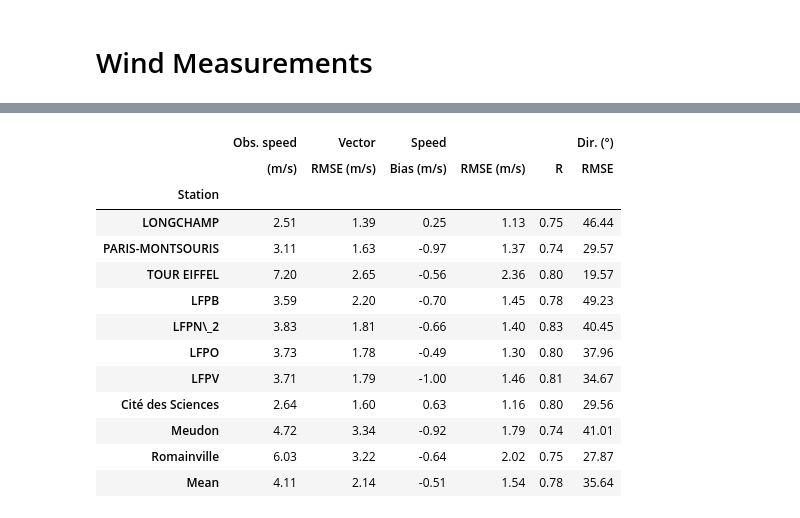
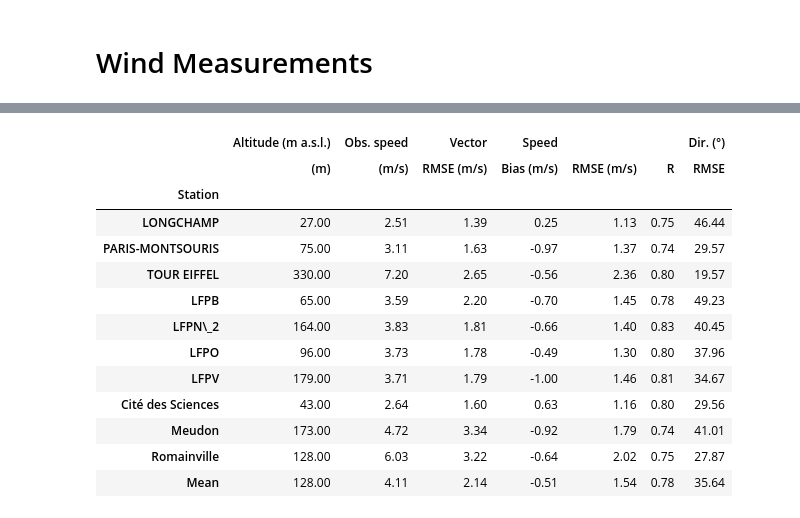
Before and after one commit to ATMO-IUP-UHEI/paris_2025, a Jupyter notebook: scripts/create_tables.ipynb, the cells around one changed output, grey strips where cells are left out. Drawn from its saved outputs; the diff is of its cells as text; code cells hidden in the pictures.

```diff
--- a/scripts/create_tables.ipynb
+++ b/scripts/create_tables.ipynb
@@ -69,14 +91,14 @@ WARNING:root:Point file contains deprecated 'source group' column name. Renamed
 # %%
 point_fluxes = point_da.groupby("type").sum()
 area_fluxes = cadastre_emissions.sum(["x", "y"]).groupby("type").sum()
-df = pd.concat(
+location_df = pd.concat(
     [area_fluxes.to_pandas(), point_fluxes.to_pandas()],  # type: ignore
     axis=1,
     keys=["area", "point"],
 )
 # Convert from kg/h to kt/year
-df = df * 365 * 24 / 1e6
-df.round(0)
+location_df = location_df * 365 * 24 / 1e6
+location_df.round(0)
 # %% [output]
 |  | area | point |
 | type |  |  |
@@ -352,0 +454,10 @@ Mean number of simulations below the 0.1 RMSE threshold for the top 10%: 13.45
+# %%
+display(
+    ensemble_spread.to_pandas().describe(percentiles=[0.25, 0.5, 0.75, 0.9, 0.95, 0.99])
+)
+# Largest 10%
+mean = ensemble_spread.sel(time=mask.time.sortby(mask).values[limit:]).mean()
+print(
+    f"Mean ensemble spread for the top 10% of simulations with the lowest RMSE: "
+    f"{mean:.2f} ppm"
+)
@@ -471,6 +596,7 @@ def model_performance_df(
     )
 
     frames: dict[str, pd.DataFrame] = {
+        "Altitude (m a.s.l.)": pd.DataFrame({"(m)": meteo["altitude"].to_pandas()}),
         "Obs. speed": pd.DataFrame({"(m/s)": obs_speed.to_pandas()}),
         "Vector": _vector_metrics(
             model["u"], model["v"], meteo["u_wind"], meteo["v_wind"]
@@ -494,27 +620,14 @@ def model_performance_df(
     return df
 
 
-df = model_performance_df(model_meteo_timeseries, meteo).round(2)
+location_df = model_performance_df(model_meteo_timeseries, meteo).round(2)
 
 # Replace all underscores in the index with escaped underscores for LaTeX
-df.index = df.index.str.replace("_", "\\_", regex=False)
+location_df.index = location_df.index.str.replace("_", "\\_", regex=False)
 # %%
-latex = df.to_latex(float_format="%.2f")
+latex = location_df.to_latex(float_format="%.2f")
 
-# Insert \midrule before the last data row and make it bold
-lines = latex.splitlines()
-# Find the last data line (before \bottomrule)
-for i in range(len(lines) - 1, -1, -1):
-    if lines[i].strip() == r"\bottomrule":
-        # Insert \midrule before the last data row
-        last_data_idx = i - 1
-        cells = lines[last_data_idx].rstrip(r" \\").split(" & ")
-        lines[last_data_idx] = (
-            " & ".join(f"\\textbf{{{c.strip()}}}" for c in cells) + r" \\"
-        )
-        lines.insert(last_data_idx, r"\midrule")
-        break
-
-print("\n".join(lines))
-display(df.style.background_gradient(axis="index").format("{:.2f}"))
+latex = add_midrule_and_bold_last_row(latex)
+print(latex)
+display(location_df.style.background_gradient(axis="index").format("{:.2f}"))
 # %% [output]
@@ -539,16 +652,16 @@ Romainville & 6.03 & 3.22 & -0.64 & 2.02 & 0.75 & 27.87 \\
 \bottomrule
 \end{tabular}
-|  | Obs. speed | Vector | Speed |  |  | Dir. (°) |
-|  | (m/s) | RMSE (m/s) | Bias (m/s) | RMSE (m/s) | R | RMSE |
-| Station |  |  |  |  |  |  |
-| LONGCHAMP | 2.51 | 1.39 | 0.25 | 1.13 | 0.75 | 46.44 |
-| PARIS-MONTSOURIS | 3.11 | 1.63 | -0.97 | 1.37 | 0.74 | 29.57 |
-| TOUR EIFFEL | 7.20 | 2.65 | -0.56 | 2.36 | 0.80 | 19.57 |
-| LFPB | 3.59 | 2.20 | -0.70 | 1.45 | 0.78 | 49.23 |
-| LFPN\_2 | 3.83 | 1.81 | -0.66 | 1.40 | 0.83 | 40.45 |
-| LFPO | 3.73 | 1.78 | -0.49 | 1.30 | 0.80 | 37.96 |
-| LFPV | 3.71 | 1.79 | -1.00 | 1.46 | 0.81 | 34.67 |
-| Cité des Sciences | 2.64 | 1.60 | 0.63 | 1.16 | 0.80 | 29.56 |
-| Meudon | 4.72 | 3.34 | -0.92 | 1.79 | 0.74 | 41.01 |
-| Romainville | 6.03 | 3.22 | -0.64 | 2.02 | 0.75 | 27.87 |
-| Mean | 4.11 | 2.14 | -0.51 | 1.54 | 0.78 | 35.64 |
+|  | Altitude (m a.s.l.) | Obs. speed | Vector | Speed |  |  | Dir. (°) |
+|  | (m) | (m/s) | RMSE (m/s) | Bias (m/s) | RMSE (m/s) | R | RMSE |
+| Station |  |  |  |  |  |  |  |
+| LONGCHAMP | 27.00 | 2.51 | 1.39 | 0.25 | 1.13 | 0.75 | 46.44 |
+| PARIS-MONTSOURIS | 75.00 | 3.11 | 1.63 | -0.97 | 1.37 | 0.74 | 29.57 |
+| TOUR EIFFEL | 330.00 | 7.20 | 2.65 | -0.56 | 2.36 | 0.80 | 19.57 |
+| LFPB | 65.00 | 3.59 | 2.20 | -0.70 | 1.45 | 0.78 | 49.23 |
+| LFPN\_2 | 164.00 | 3.83 | 1.81 | -0.66 | 1.40 | 0.83 | 40.45 |
+| LFPO | 96.00 | 3.73 | 1.78 | -0.49 | 1.30 | 0.80 | 37.96 |
+| LFPV | 179.00 | 3.71 | 1.79 | -1.00 | 1.46 | 0.81 | 34.67 |
+| Cité des Sciences | 43.00 | 2.64 | 1.60 | 0.63 | 1.16 | 0.80 | 29.56 |
+| Meudon | 173.00 | 4.72 | 3.34 | -0.92 | 1.79 | 0.74 | 41.01 |
+| Romainville | 128.00 | 6.03 | 3.22 | -0.64 | 2.02 | 0.75 | 27.87 |
+| Mean | 128.00 | 4.11 | 2.14 | -0.51 | 1.54 | 0.78 | 35.64 |
```
Also changed, not shown: parts of 18 cells of this notebook.
